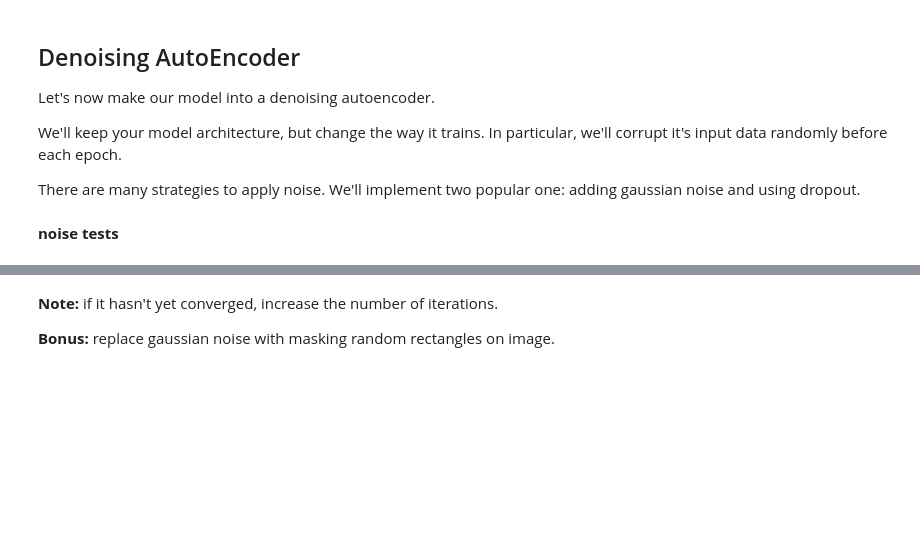
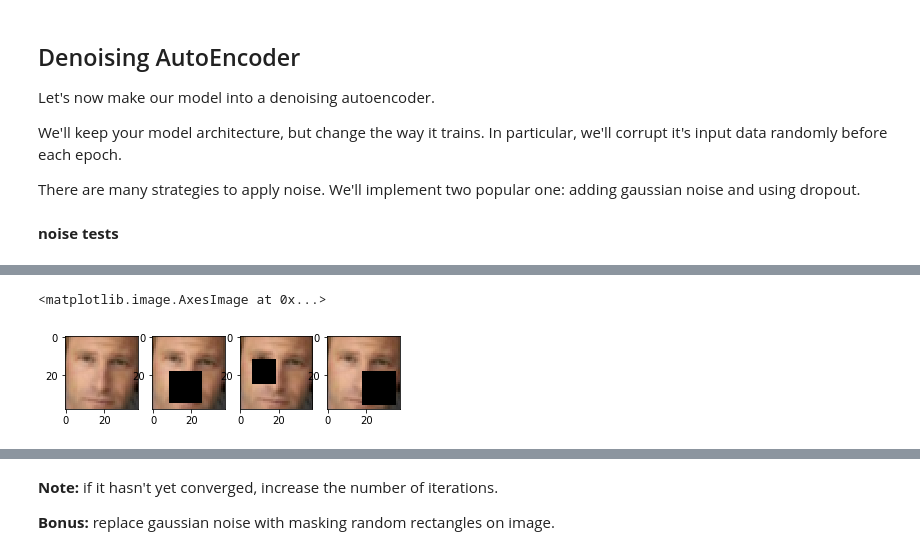
Before and after one commit to liviniuk/dl-course-skoltech, a Jupyter notebook: HW3/homework03_part2_autoencoders_basic.ipynb, the cells around one changed output, grey strips where cells are left out. Cells and saved outputs as stored; diff of their text form; code cells hidden in the pictures; blank space fills up the shorter version.

```diff
--- a/HW3/homework03_part2_autoencoders_basic.ipynb
+++ b/HW3/homework03_part2_autoencoders_basic.ipynb
@@ -350,6 +353,16 @@ def apply_gaussian_noise(X,sigma=0.1):
     noise = np.random.normal(scale=sigma, size=X.shape)
 
     return X + noise
+
+def apply_rectangle_mask(X):
+    mask = np.ones_like(X)
+    for i in range(mask.shape[0]):
+        a = np.random.randint(mask.shape[-2]//5, mask.shape[-2]//2)
+        b = np.random.randint(mask.shape[-2]//5, mask.shape[-1]//2)
+        y = np.random.randint(0, mask.shape[-2] - a)
+        x = np.random.randint(0, mask.shape[-1] - b)
+        mask[i,:,y:y+a,x:x+a] = 0
+    return mask * X
 # %% [markdown]
 **noise tests**
 # %%
@@ -373,2 +386,15 @@ plt.imshow(apply_gaussian_noise(X[:1],sigma=0.5)[0].transpose([1,2,0]).clip(0, 1
+# %%
+# Bonus
+plt.subplot(1,4,1)
+plt.imshow(X[0].transpose([1,2,0]))
+plt.subplot(1,4,2)
+plt.imshow(apply_rectangle_mask(X[:1])[0].transpose([1,2,0]).clip(0, 1))
+plt.subplot(1,4,3)
+plt.imshow(apply_rectangle_mask(X[:1])[0].transpose([1,2,0]).clip(0, 1))
+plt.subplot(1,4,4)
+plt.imshow(apply_rectangle_mask(X[:1])[0].transpose([1,2,0]).clip(0, 1))
+# %% [output]
+<matplotlib.image.AxesImage at 0x...>
+[figure, added]
 # %%
 #### Here I define a function for applying noise on each epoch
```
Also changed, not shown: parts of 25 cells of this notebook.
